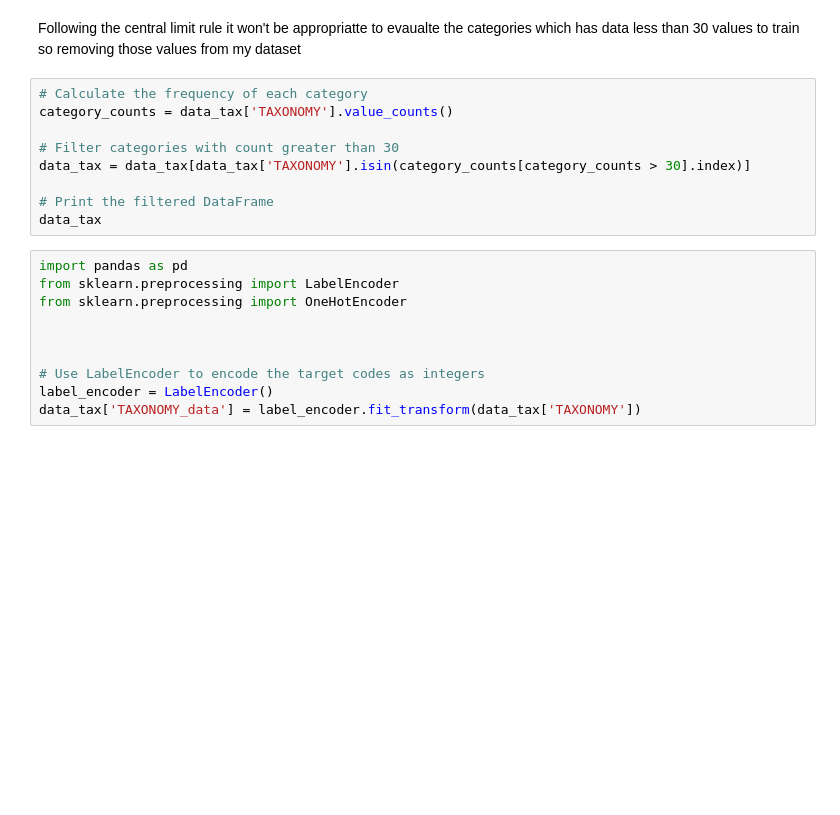
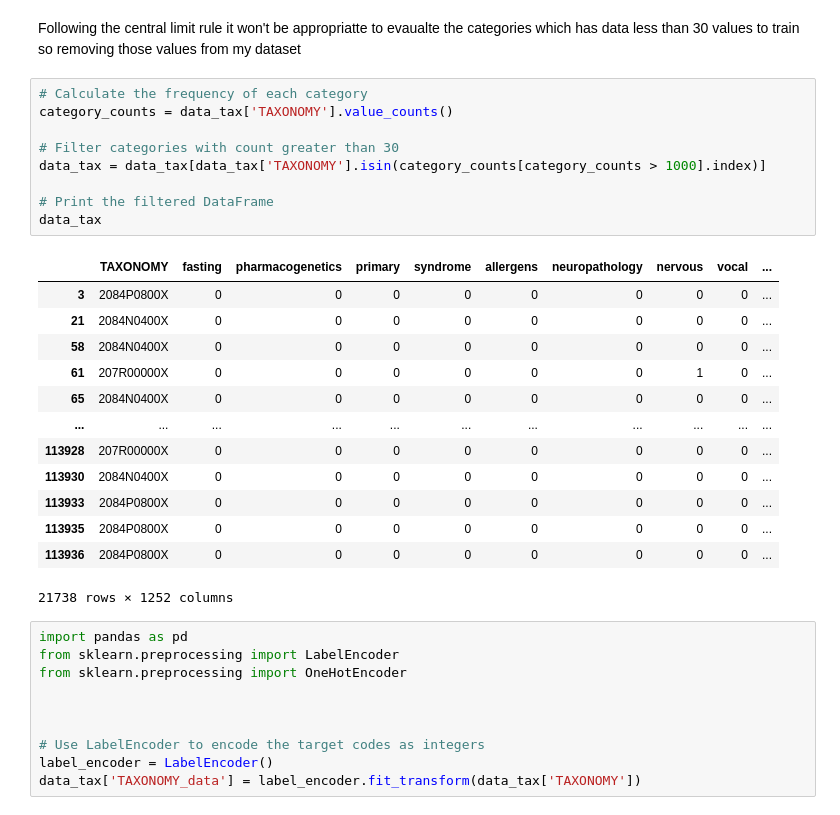
Before and after one commit to snehajha-coder/Identifying_Healthcare_Professionals, a Jupyter notebook: project.ipynb, the cells around one changed output. Saved outputs shown, nothing was run; the diff lists cells and outputs as text; blank space fills up the shorter version.

```diff
--- a/project.ipynb
+++ b/project.ipynb
@@ -698,12 +692,26 @@ Following the central limit rule it won't be appropriatte to evaualte the catego
 # %%
 # Calculate the frequency of each category
 category_counts = data_tax['TAXONOMY'].value_counts()
 
 # Filter categories with count greater than 30
-data_tax = data_tax[data_tax['TAXONOMY'].isin(category_counts[category_counts > 30].index)]
+data_tax = data_tax[data_tax['TAXONOMY'].isin(category_counts[category_counts > 1000].index)]
 
 # Print the filtered DataFrame
 data_tax
+# %% [output]
+|  | TAXONOMY | fasting | pharmacogenetics | primary | syndrome | allergens | neuropathology | nervous | vocal | ... |
+| 3 | 2084P0800X | 0 | 0 | 0 | 0 | 0 | 0 | 0 | 0 | ... |
+| 21 | 2084N0400X | 0 | 0 | 0 | 0 | 0 | 0 | 0 | 0 | ... |
+| 58 | 2084N0400X | 0 | 0 | 0 | 0 | 0 | 0 | 0 | 0 | ... |
+| 61 | 207R00000X | 0 | 0 | 0 | 0 | 0 | 0 | 1 | 0 | ... |
+| 65 | 2084N0400X | 0 | 0 | 0 | 0 | 0 | 0 | 0 | 0 | ... |
+| ... | ... | ... | ... | ... | ... | ... | ... | ... | ... | ... |
+| 113928 | 207R00000X | 0 | 0 | 0 | 0 | 0 | 0 | 0 | 0 | ... |
+| 113930 | 2084N0400X | 0 | 0 | 0 | 0 | 0 | 0 | 0 | 0 | ... |
+| 113933 | 2084P0800X | 0 | 0 | 0 | 0 | 0 | 0 | 0 | 0 | ... |
+| 113935 | 2084P0800X | 0 | 0 | 0 | 0 | 0 | 0 | 0 | 0 | ... |
+| 113936 | 2084P0800X | 0 | 0 | 0 | 0 | 0 | 0 | 0 | 0 | ... |
+21738 rows × 1252 columns
 # %%
 import pandas as pd
 from sklearn.preprocessing import LabelEncoder
```
Also changed, not shown: parts of 23 cells of this notebook.
